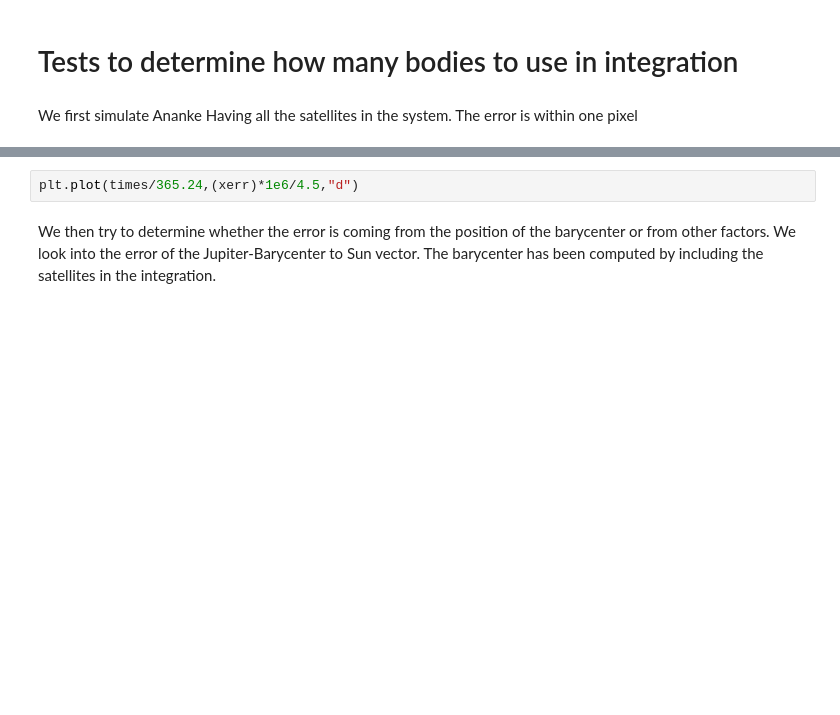
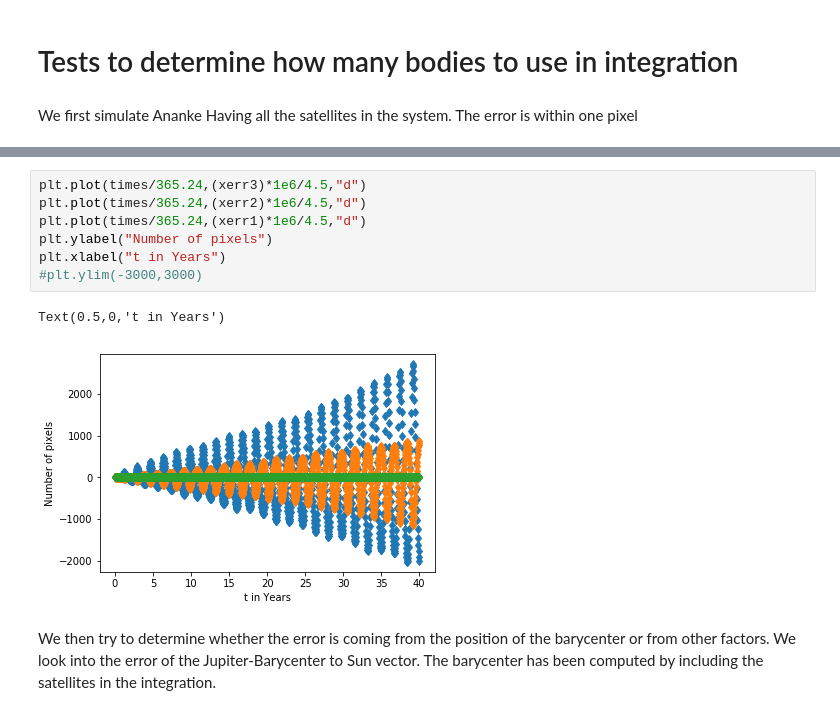
Before and after one commit to Alexandros101/Irregular-Satellites, a Jupyter notebook: AnenkeEarthTests.ipynb, the cells around one changed output, grey strips where cells are left out. Cells and saved outputs as stored; diff of their text form; blank space fills up the shorter version.

```diff
--- a/AnenkeEarthTests.ipynb
+++ b/AnenkeEarthTests.ipynb
@@ -307,5 +314,13 @@ Wall time: 25 s
-# %%
-plt.plot(times/365.24,(xerr)*1e6/4.5,"d")
+# %%
+plt.plot(times/365.24,(xerr3)*1e6/4.5,"d")
+plt.plot(times/365.24,(xerr2)*1e6/4.5,"d")
+plt.plot(times/365.24,(xerr1)*1e6/4.5,"d")
+plt.ylabel("Number of pixels")
+plt.xlabel("t in Years")
+#plt.ylim(-3000,3000)
+# %% [output]
+Text(0.5,0,'t in Years')
+[figure, added]
 # %% [markdown]
 We then try to determine whether the error is coming from the position of the barycenter or from other factors. We look into the error of the Jupiter-Barycenter to Sun vector. The barycenter has been computed by including the satellites in the integration.
 # %%
```
Also changed, not shown: parts of 11 cells of this notebook, 3 other files.
